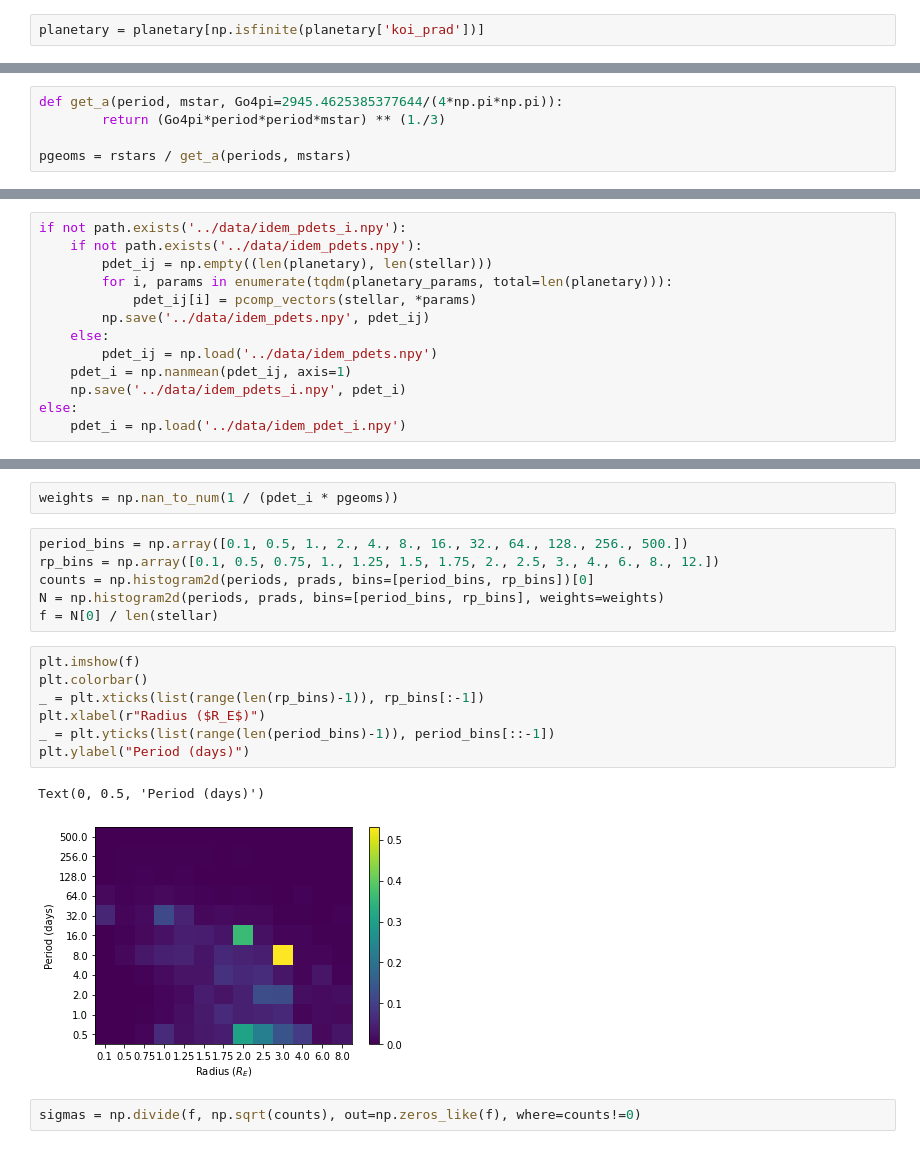
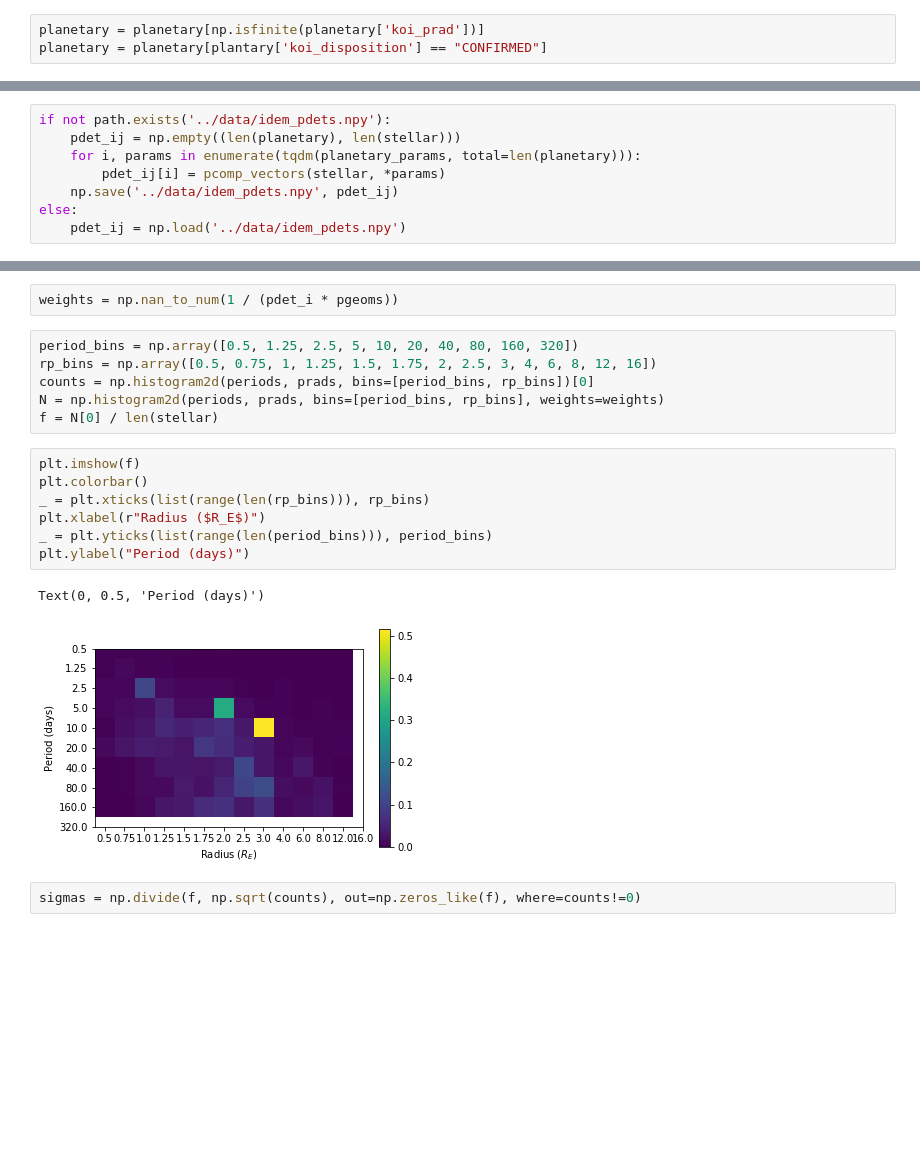
Before and after one commit to aditya-sengupta/exosyssim-prototyping, a Jupyter notebook: notebooks/idem.ipynb, the cells around one changed output, grey strips where cells are left out. Drawn from its saved outputs; the diff is of its cells as text; blank space fills up the shorter version.

Commit message:
adding plotting data and idem stuff

```diff
--- a/notebooks/idem.ipynb
+++ b/notebooks/idem.ipynb
@@ -22,3 +24,4 @@ stellar = pd.read_hdf('../data/q1_q16_stellar.h5')
 planetary = pd.read_hdf('../data/q1_q16_koi.h5')
 # %%
 planetary = planetary[np.isfinite(planetary['koi_prad'])]
+planetary = planetary[plantary['koi_disposition'] == "CONFIRMED"]
@@ -82,8 +68,3 @@ mstars = combined['mass'].values
 periods = combined['koi_period'].values
 prads = combined['koi_prad'].values
 eccs = combined['koi_eccen'].values
-# %%
-def get_a(period, mstar, Go4pi=2945.4625385377644/(4*np.pi*np.pi)):
-		return (Go4pi*period*period*mstar) ** (1./3)
-
-pgeoms = rstars / get_a(periods, mstars)
@@ -153,15 +136,10 @@ def pdet_star_vectors(mstars, rstars, cdpp, dataspan, dutycycle, mesthres_cols_s
 planetary_params = np.vstack((planetary.koi_period.values,
                               planetary.koi_prad.values, planetary.koi_eccen.values)).T
 # %%
-if not path.exists('../data/idem_pdets_i.npy'):
-    if not path.exists('../data/idem_pdets.npy'):
-        pdet_ij = np.empty((len(planetary), len(stellar)))
-        for i, params in enumerate(tqdm(planetary_params, total=len(planetary))):
-            pdet_ij[i] = pcomp_vectors(stellar, *params)
-        np.save('../data/idem_pdets.npy', pdet_ij)
-    else:
-        pdet_ij = np.load('../data/idem_pdets.npy')
-    pdet_i = np.nanmean(pdet_ij, axis=1)
-    np.save('../data/idem_pdets_i.npy', pdet_i)
+if not path.exists('../data/idem_pdets.npy'):
+    pdet_ij = np.empty((len(planetary), len(stellar)))
+    for i, params in enumerate(tqdm(planetary_params, total=len(planetary))):
+        pdet_ij[i] = pcomp_vectors(stellar, *params)
+    np.save('../data/idem_pdets.npy', pdet_ij)
 else:
-    pdet_i = np.load('../data/idem_pdet_i.npy')
+    pdet_ij = np.load('../data/idem_pdets.npy')
@@ -178,21 +160,21 @@ plt.hist(pdet_i)
 # %%
 weights = np.nan_to_num(1 / (pdet_i * pgeoms))
 # %%
-period_bins = np.array([0.1, 0.5, 1., 2., 4., 8., 16., 32., 64., 128., 256., 500.])
-rp_bins = np.array([0.1, 0.5, 0.75, 1., 1.25, 1.5, 1.75, 2., 2.5, 3., 4., 6., 8., 12.])
+period_bins = np.array([0.5, 1.25, 2.5, 5, 10, 20, 40, 80, 160, 320])
+rp_bins = np.array([0.5, 0.75, 1, 1.25, 1.5, 1.75, 2, 2.5, 3, 4, 6, 8, 12, 16])
 counts = np.histogram2d(periods, prads, bins=[period_bins, rp_bins])[0]
 N = np.histogram2d(periods, prads, bins=[period_bins, rp_bins], weights=weights)
 f = N[0] / len(stellar)
 # %%
 plt.imshow(f)
 plt.colorbar()
-_ = plt.xticks(list(range(len(rp_bins)-1)), rp_bins[:-1])
+_ = plt.xticks(list(range(len(rp_bins))), rp_bins)
 plt.xlabel(r"Radius ($R_E$)")
-_ = plt.yticks(list(range(len(period_bins)-1)), period_bins[::-1])
+_ = plt.yticks(list(range(len(period_bins))), period_bins)
 plt.ylabel("Period (days)")
 # %% [output]
 Text(0, 0.5, 'Period (days)')
-[figure, old version]
+[figure, new version]
 # %%
 sigmas = np.divide(f, np.sqrt(counts), out=np.zeros_like(f), where=counts!=0)
 # %%
```
Also changed, not shown: parts of 6 cells of this notebook, 11 other files.
